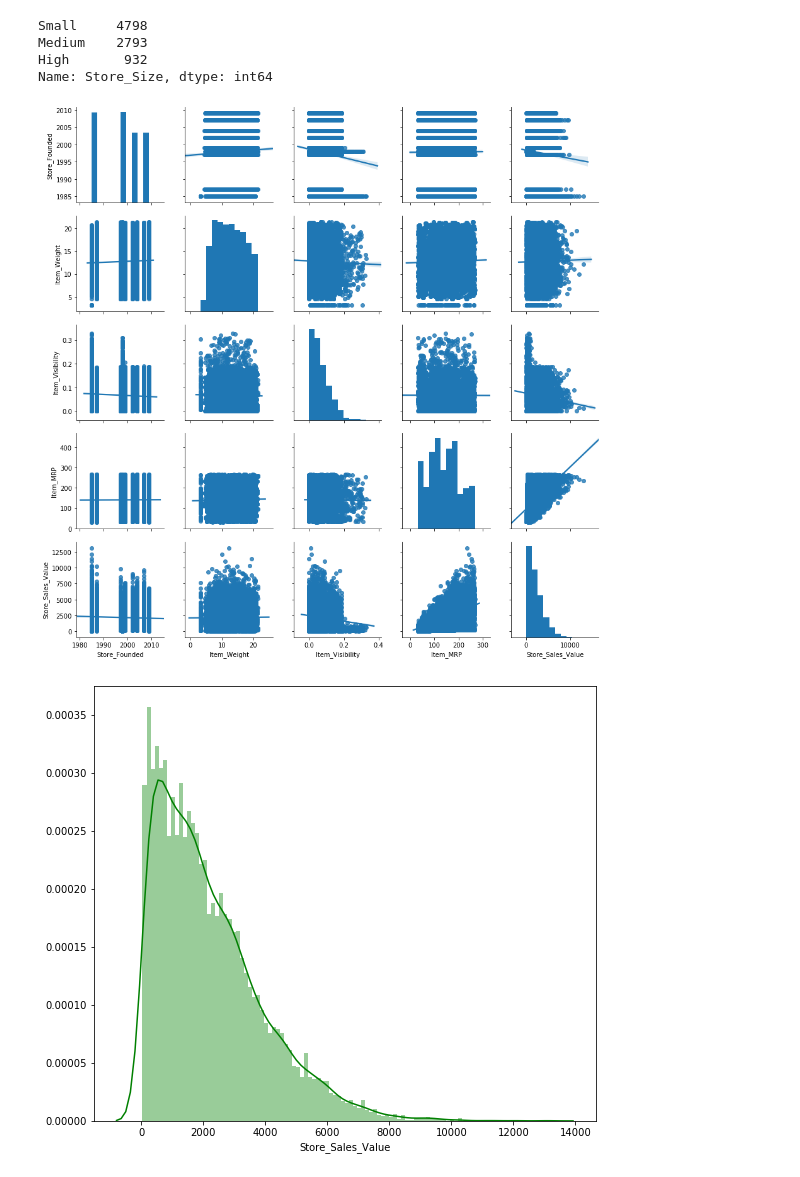
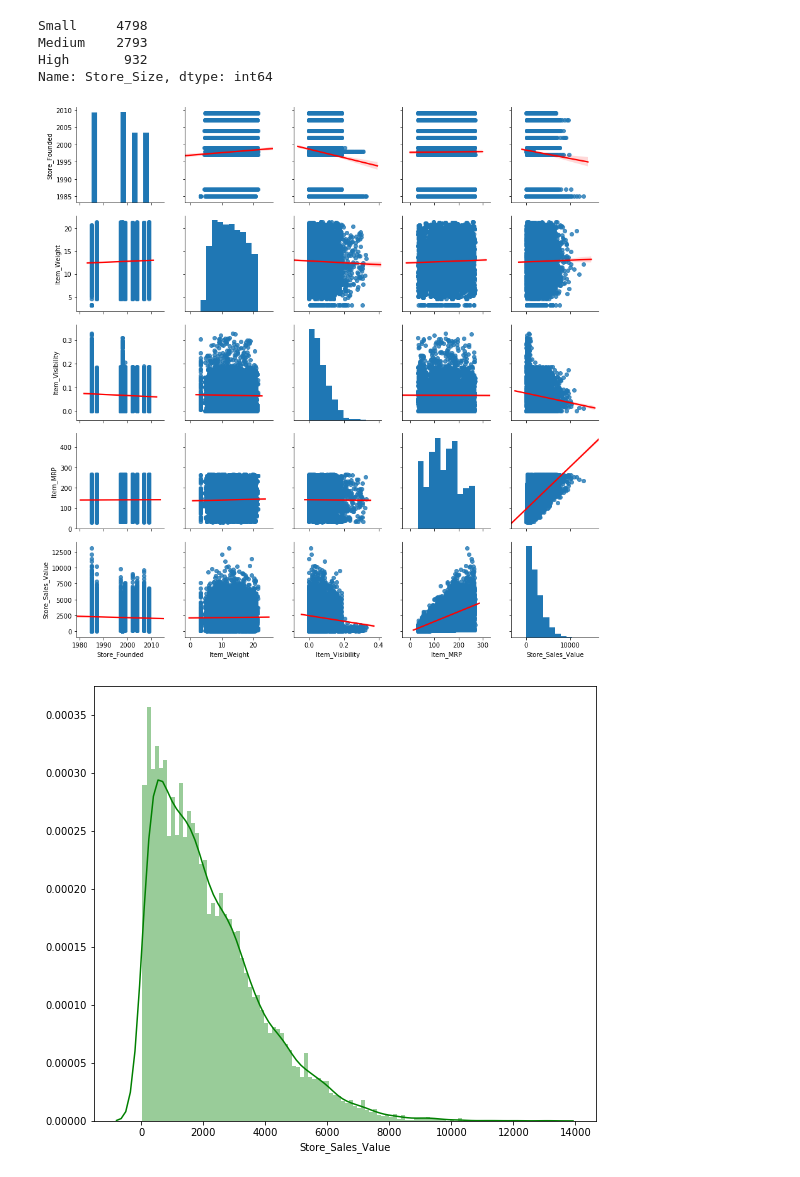
Before and after one commit to faizsahrani/Mega-Supermarket-Sale-Prediction, a Jupyter notebook: Project_Mega_Supermarket_Sales_Prediction (1).ipynb, the cells around one changed output. Saved outputs shown, nothing was run; the diff lists cells and outputs as text; code cells hidden in the pictures.

```diff
--- a/Project_Mega_Supermarket_Sales_Prediction (1).ipynb
+++ b/Project_Mega_Supermarket_Sales_Prediction (1).ipynb
@@ -174,10 +177,10 @@ High       932
 Name: Store_Size, dtype: int64
 # %%
 #This is to identify the corelation of various variables
-sns.pairplot(data,kind='reg')
+sns.pairplot(data,kind='reg',plot_kws={'line_kws':{'color':'red'}})
 plt.show()
 # %% [output]
-[figure, old version]
+[figure, new version]
 # %%
 #This is to visualize the distribution of the total store sales value
 plt.figure(figsize=(9,8))
```
Also changed, not shown: parts of 12 cells of this notebook.
